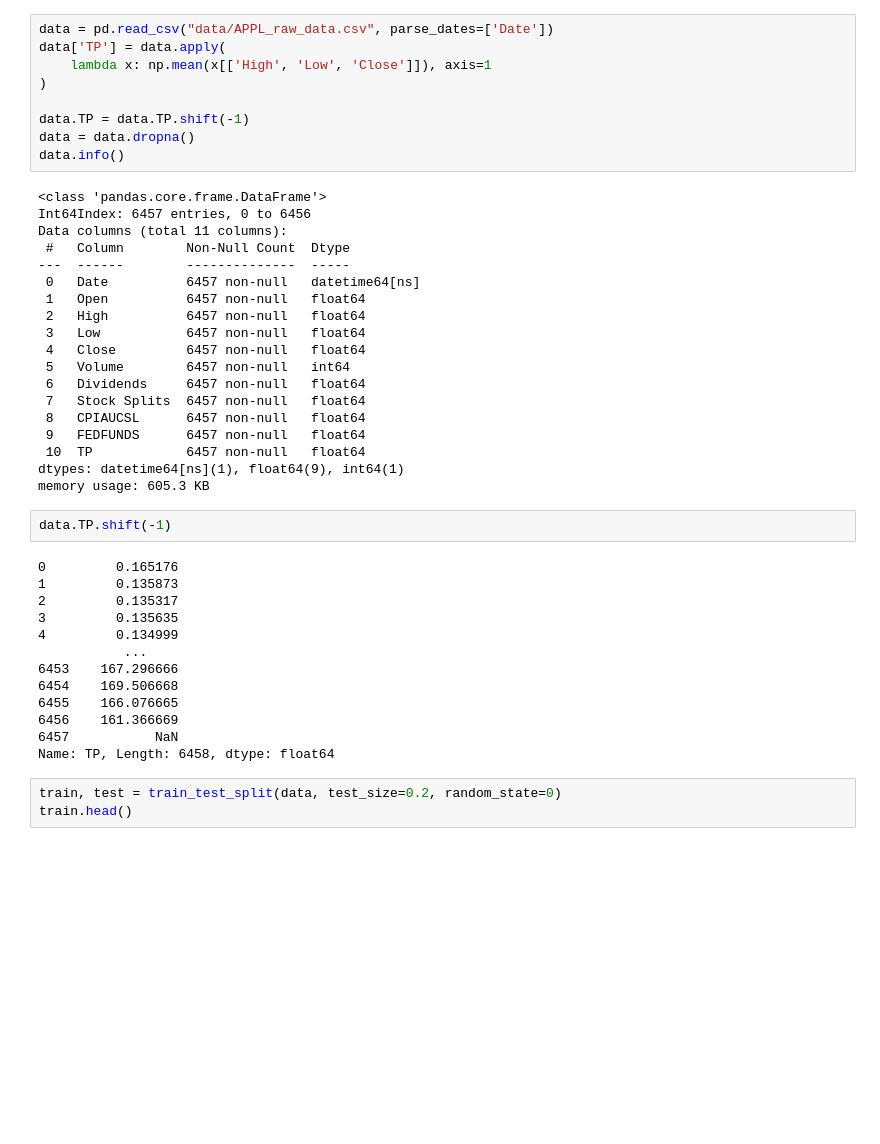
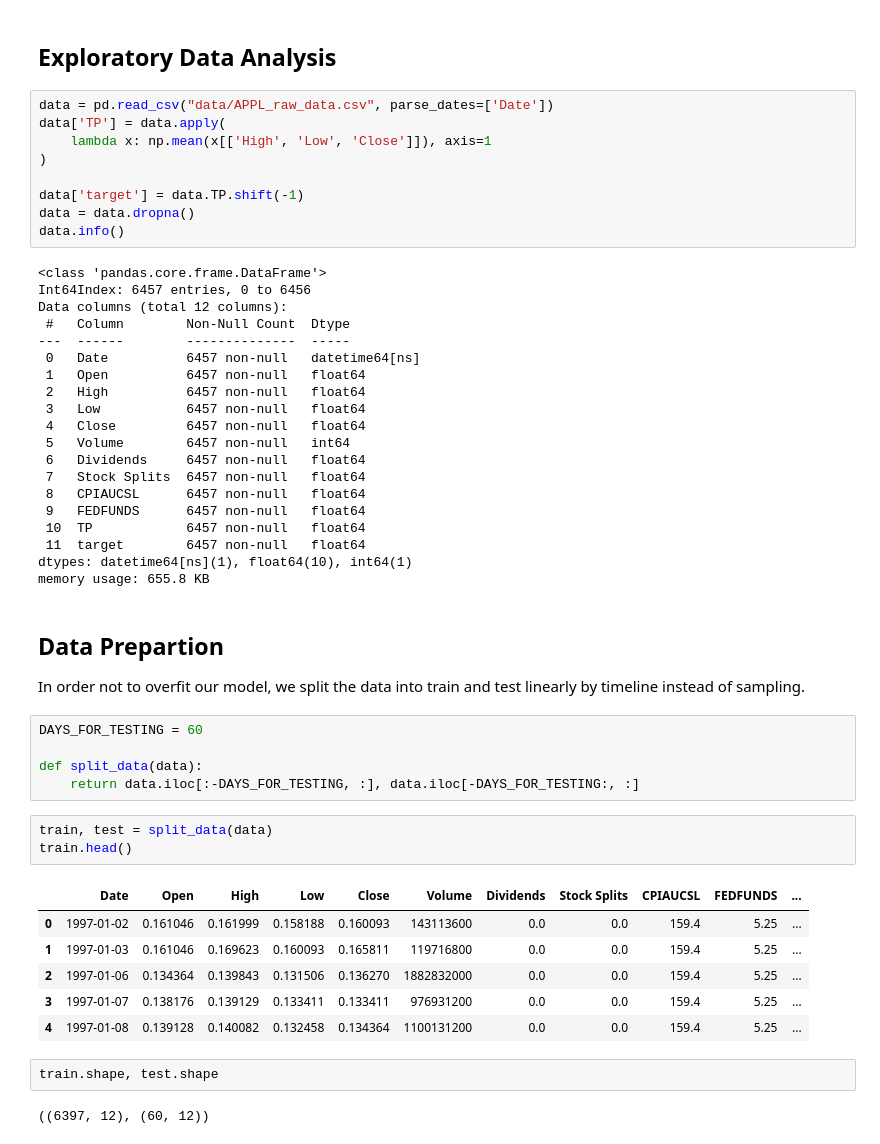
Before and after one commit to jwen2014/predict-stock-price, a Jupyter notebook: train.ipynb, the cells around one changed output. Saved outputs shown, nothing was run; the diff lists cells and outputs as text; blank space fills up the shorter version.

```diff
--- a/train.ipynb
+++ b/train.ipynb
@@ -10,17 +9,19 @@ from sklearn.model_selection import train_test_split
 from autogluon.tabular import TabularPredictor
+# %% [markdown]
+## Exploratory Data Analysis
 # %%
 data = pd.read_csv("data/APPL_raw_data.csv", parse_dates=['Date'])
 data['TP'] = data.apply(
     lambda x: np.mean(x[['High', 'Low', 'Close']]), axis=1
 )
 
-data.TP = data.TP.shift(-1)
+data['target'] = data.TP.shift(-1)
 data = data.dropna()
 data.info()
 # %% [output]
 <class 'pandas.core.frame.DataFrame'>
 Int64Index: 6457 entries, 0 to 6456
-Data columns (total 11 columns):
+Data columns (total 12 columns):
  #   Column        Non-Null Count  Dtype
 ---  ------        --------------  -----
  0   Date          6457 non-null   datetime64[ns]
@@ -34,24 +35,30 @@ Data columns (total 11 columns):
  8   CPIAUCSL      6457 non-null   float64
  9   FEDFUNDS      6457 non-null   float64
  10  TP            6457 non-null   float64
-dtypes: datetime64[ns](1), float64(9), int64(1)
-memory usage: 605.3 KB
+ 11  target        6457 non-null   float64
+dtypes: datetime64[ns](1), float64(10), int64(1)
+memory usage: 655.8 KB
-# %%
-data.TP.shift(-1)
-# %% [output]
-0         0.165176
-1         0.135873
-2         0.135317
-3         0.135635
-4         0.134999
-           ...
-6453    167.296666
-6454    169.506668
-6455    166.076665
-6456    161.366669
-6457           NaN
-Name: TP, Length: 6458, dtype: float64
+# %% [markdown]
+## Data Prepartion
+
+In order not to overfit our model, we split the data into train and test linearly by timeline instead of sampling.
+# %%
+DAYS_FOR_TESTING = 60
+
+def split_data(data):
+    return data.iloc[:-DAYS_FOR_TESTING, :], data.iloc[-DAYS_FOR_TESTING:, :]
 # %%
-train, test = train_test_split(data, test_size=0.2, random_state=0)
+train, test = split_data(data)
 train.head()
+# %% [output]
+|  | Date | Open | High | Low | Close | Volume | Dividends | Stock Splits | CPIAUCSL | FEDFUNDS | ... |
+| 0 | 1997-01-02 | 0.161046 | 0.161999 | 0.158188 | 0.160093 | 143113600 | 0.0 | 0.0 | 159.4 | 5.25 | ... |
+| 1 | 1997-01-03 | 0.161046 | 0.169623 | 0.160093 | 0.165811 | 119716800 | 0.0 | 0.0 | 159.4 | 5.25 | ... |
+| 2 | 1997-01-06 | 0.134364 | 0.139843 | 0.131506 | 0.136270 | 1882832000 | 0.0 | 0.0 | 159.4 | 5.25 | ... |
+| 3 | 1997-01-07 | 0.138176 | 0.139129 | 0.133411 | 0.133411 | 976931200 | 0.0 | 0.0 | 159.4 | 5.25 | ... |
+| 4 | 1997-01-08 | 0.139128 | 0.140082 | 0.132458 | 0.134364 | 1100131200 | 0.0 | 0.0 | 159.4 | 5.25 | ... |
+# %%
+train.shape, test.shape
+# %% [output]
+((6397, 12), (60, 12))
 # %%
```
Also changed, not shown: parts of 15 cells of this notebook.
